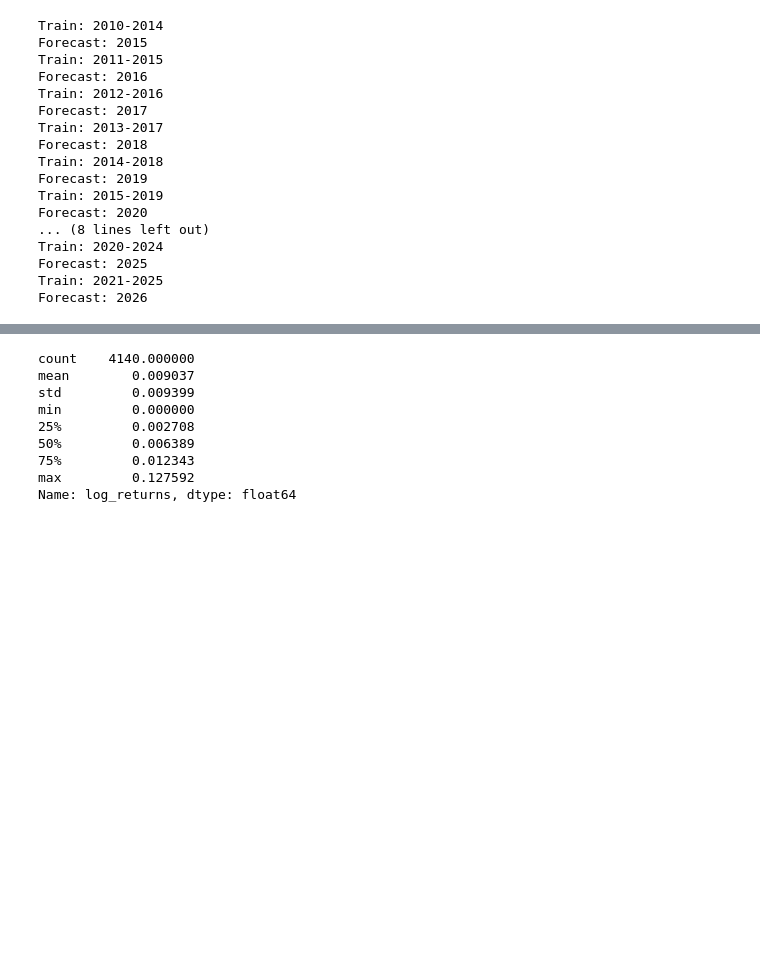
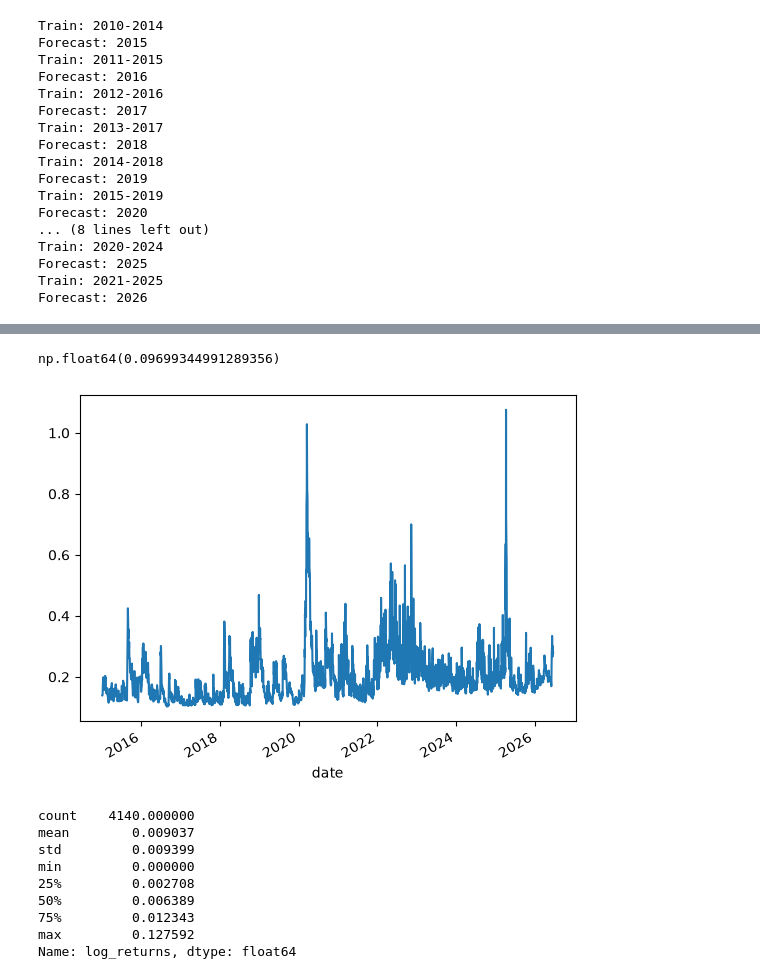
Before and after one commit to nemethbandi/Szakdolgozat, a Jupyter notebook: Kódbázis/notebooks/main.ipynb, the cells around one changed output, grey strips where cells are left out. Drawn from its saved outputs; the diff is of its cells as text; code cells hidden in the pictures; blank space fills up the shorter version.

```diff
--- a/Kódbázis/notebooks/main.ipynb
+++ b/Kódbázis/notebooks/main.ipynb
@@ -225,3 +245,11 @@ result["LSTM"].plot()
+# %%
+
+#(data.realized_vol * np.sqrt(252)).plot()
+(result["HAR"] * np.sqrt(252)).plot()
+np.min((result["GARCH"] * np.sqrt(252)))
+# %% [output]
+np.float64(0.09699344991289356)
+[figure, added]
 # %%
 from utils import calculate_log_returns
 # %%
```
Also changed, not shown: parts of 5 cells of this notebook, 3 other files.
